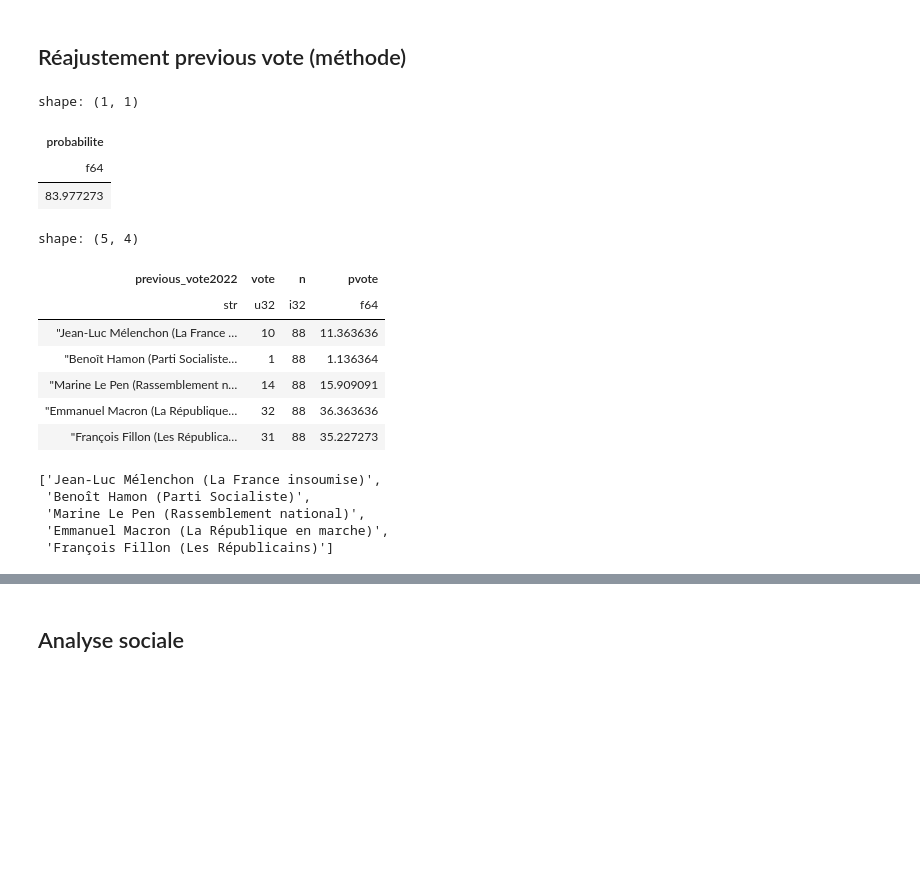
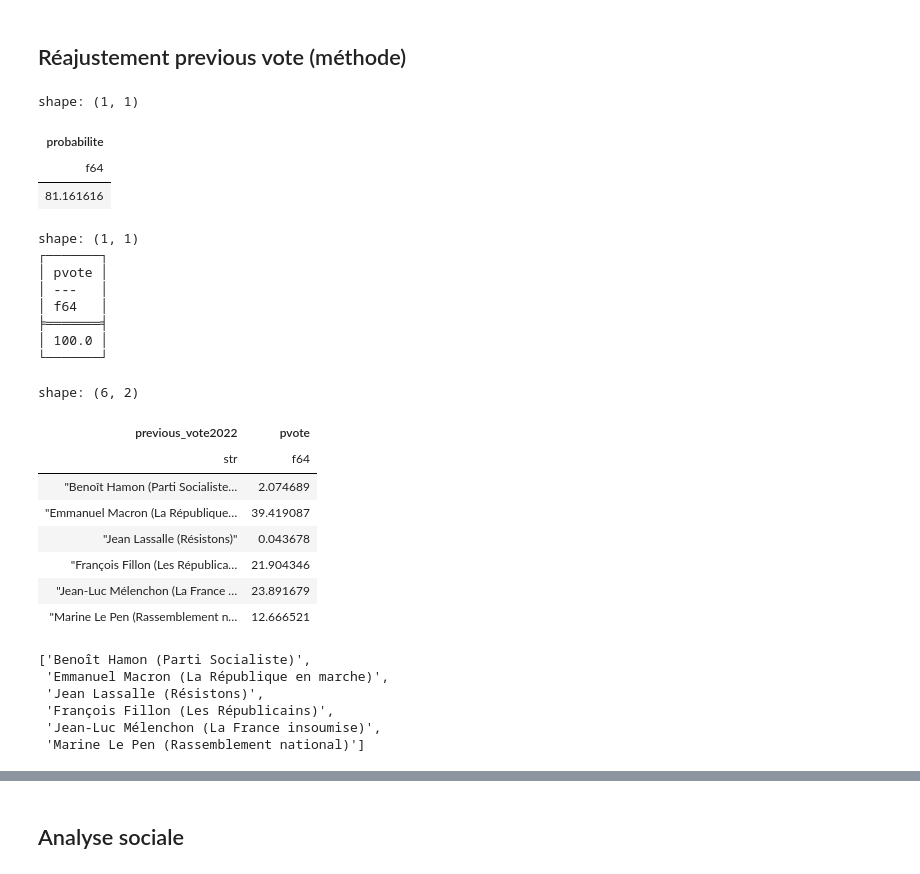
Before and after one commit to artmanceau/poll_llm, a Jupyter notebook: notebooks/analysis.ipynb, the cells around one changed output, grey strips where cells are left out. Saved outputs shown, nothing was run; the diff lists cells and outputs as text; code cells hidden in the pictures; blank space fills up the shorter version.

```diff
--- a/notebooks/analysis.ipynb
+++ b/notebooks/analysis.ipynb
@@ -112,7 +112,7 @@ Fiable seulement à quelques jours de l'election (1 mois avant)
 ## Réajustement previous vote (méthode)
 # %%
 pollllm2022 = pl.scan_csv(
-    "s3://arthurmanceau/poll_llm/results/3/gemma4-26b-moe/2022/100/detailed.csv",
+    "s3://arthurmanceau/poll_llm/results/4/qwen3-6-35b-moe/2022/5000/detailed.csv",
     storage_options={
         "aws_endpoint_url": "https://minio.lab.sspcloud.fr",
         "aws_region": "us-east-1",
@@ -126,30 +126,43 @@ pollllm2022.filter(pl.col("inscription") == "Oui").select("probabilite").mean()
 shape: (1, 1)
 | probabilite |
 | f64 |
-| 83.977273 |
+| 81.161616 |
 # %%
 X = (
     pollllm2022.filter(pl.col("inscription") == "Oui")
     .with_columns(n=len(pollllm2022.filter(pl.col("inscription") == "Oui")))
+    .filter(~(pl.col('previous_vote2022').is_in(['Abstention', "Vote blanc ou nul"])))
     .group_by("previous_vote2022")
-    .agg(pl.len().alias("vote"), pl.col("n").max())
+    .agg(pl.len().alias("vote"))
+    .with_columns(n=pl.col('vote').sum())
     .with_columns(pvote=(pl.col("vote") / pl.col("n")) * 100)
 )
-X
+print(X.select('pvote').sum())
+X.select('previous_vote2022', 'pvote')
 # %% [output]
-shape: (5, 4)
+shape: (1, 1)
+┌───────┐
+│ pvote │
+│ ---   │
+│ f64   │
+╞═══════╡
+│ 100.0 │
+└───────┘
+shape: (6, 2)
-| previous_vote2022 | vote | n | pvote |
-| str | u32 | i32 | f64 |
-| "Jean-Luc Mélenchon (La France … | 10 | 88 | 11.363636 |
-| "Benoît Hamon (Parti Socialiste… | 1 | 88 | 1.136364 |
-| "Marine Le Pen (Rassemblement n… | 14 | 88 | 15.909091 |
-| "Emmanuel Macron (La République… | 32 | 88 | 36.363636 |
-| "François Fillon (Les Républica… | 31 | 88 | 35.227273 |
+| previous_vote2022 | pvote |
+| str | f64 |
+| "Benoît Hamon (Parti Socialiste… | 2.074689 |
+| "Emmanuel Macron (La République… | 39.419087 |
+| "Jean Lassalle (Résistons)" | 0.043678 |
+| "François Fillon (Les Républica… | 21.904346 |
+| "Jean-Luc Mélenchon (La France … | 23.891679 |
+| "Marine Le Pen (Rassemblement n… | 12.666521 |
 # %%
 X.get_column("previous_vote2022").to_list()
 # %% [output]
-['Jean-Luc Mélenchon (La France insoumise)',
- 'Benoît Hamon (Parti Socialiste)',
- 'Marine Le Pen (Rassemblement national)',
+['Benoît Hamon (Parti Socialiste)',
  'Emmanuel Macron (La République en marche)',
- 'François Fillon (Les Républicains)']
+ 'Jean Lassalle (Résistons)',
+ 'François Fillon (Les Républicains)',
+ 'Jean-Luc Mélenchon (La France insoumise)',
+ 'Marine Le Pen (Rassemblement national)']
```
Also changed, not shown: parts of 5 cells of this notebook, 3 other files.
